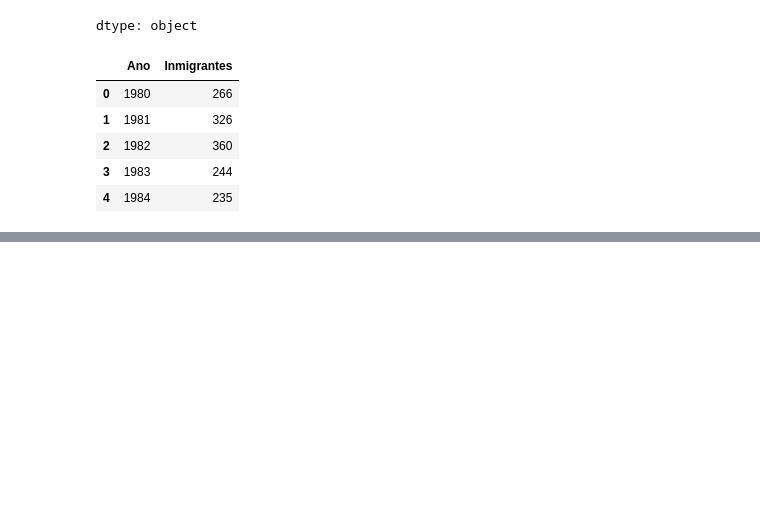
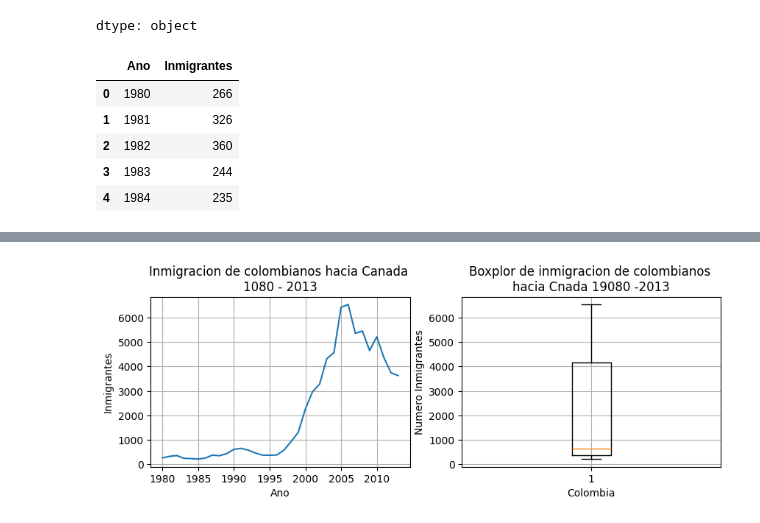
Before and after one commit to TheRealMrR/One_SegundaParte, a Jupyter notebook: visualizacion_de_datos_con_python.ipynb, the cells around one changed output, grey strips where cells are left out. Cells and saved outputs as stored; diff of their text form; code cells hidden in the pictures; blank space fills up the shorter version.

```diff
--- a/visualizacion_de_datos_con_python.ipynb
+++ b/visualizacion_de_datos_con_python.ipynb
@@ -123,0 +146,18 @@ plt.xticks(['1980','1985,'])
+# %%
+fig, axs = plt.subplots(1,2, figsize = (10,3))
+axs[0].plot(datos_col['Ano'],datos_col['Inmigrantes'])
+axs[0].set_title('Inmigracion de colombianos hacia Canada \n1080 - 2013')
+axs[0].set_xlabel('Ano')
+axs[0].set_ylabel('Inmigrantes')
+axs[0].xaxis.set_major_locator(plt.MultipleLocator(5))
+axs[0].grid()
+
+
+axs[1].boxplot(datos_col['Inmigrantes'])
+axs[1].set_title('Boxplor de inmigracion de colombianos \nhacia Cnada 19080 -2013')
+axs[1].set_xlabel('Colombia')
+axs[1].set_ylabel('Numero Inmigrantes')
+axs[1].grid()
+plt.show()
+# %% [output]
+[figure, added]
```
Also changed, not shown: parts of 4 cells of this notebook.
